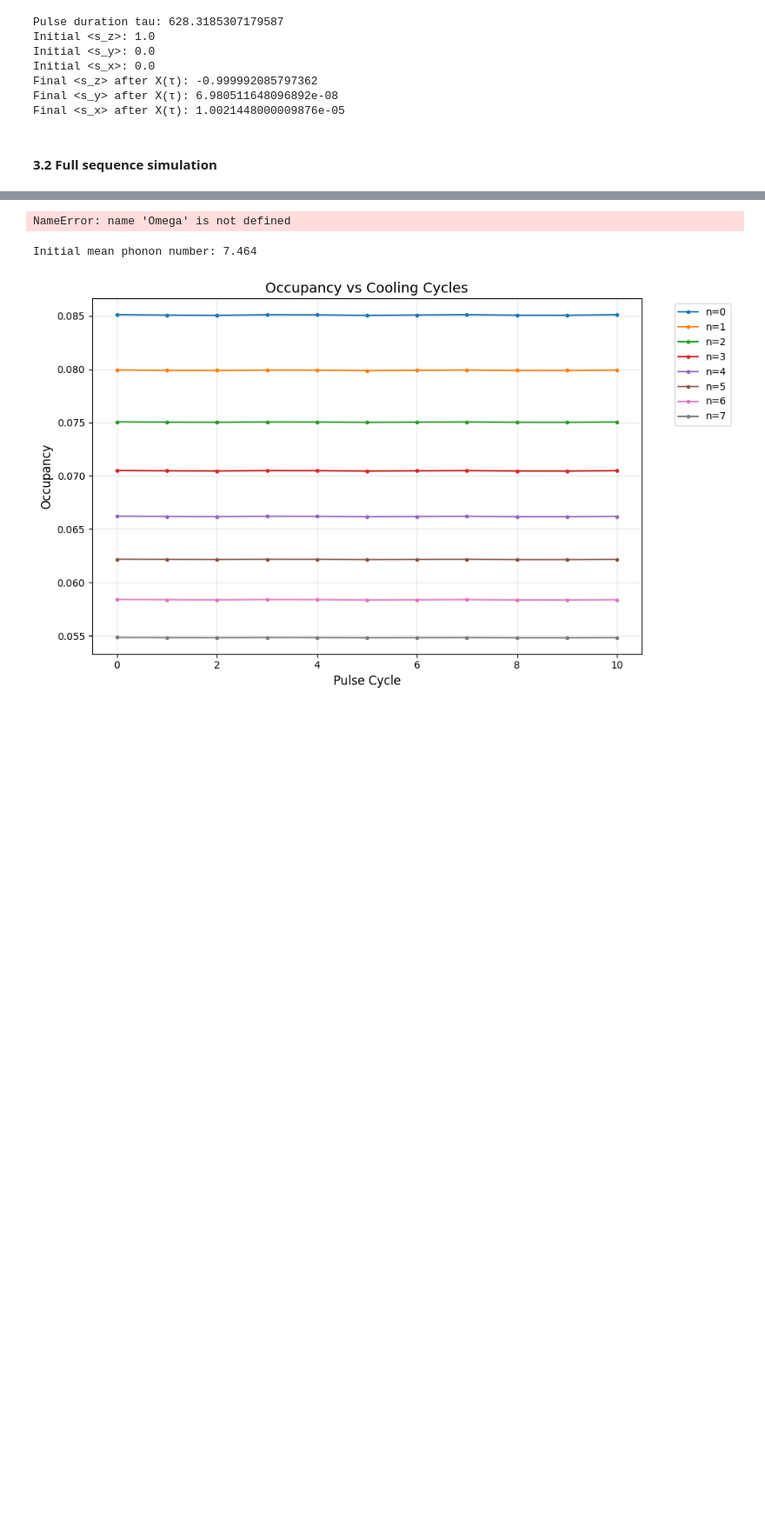
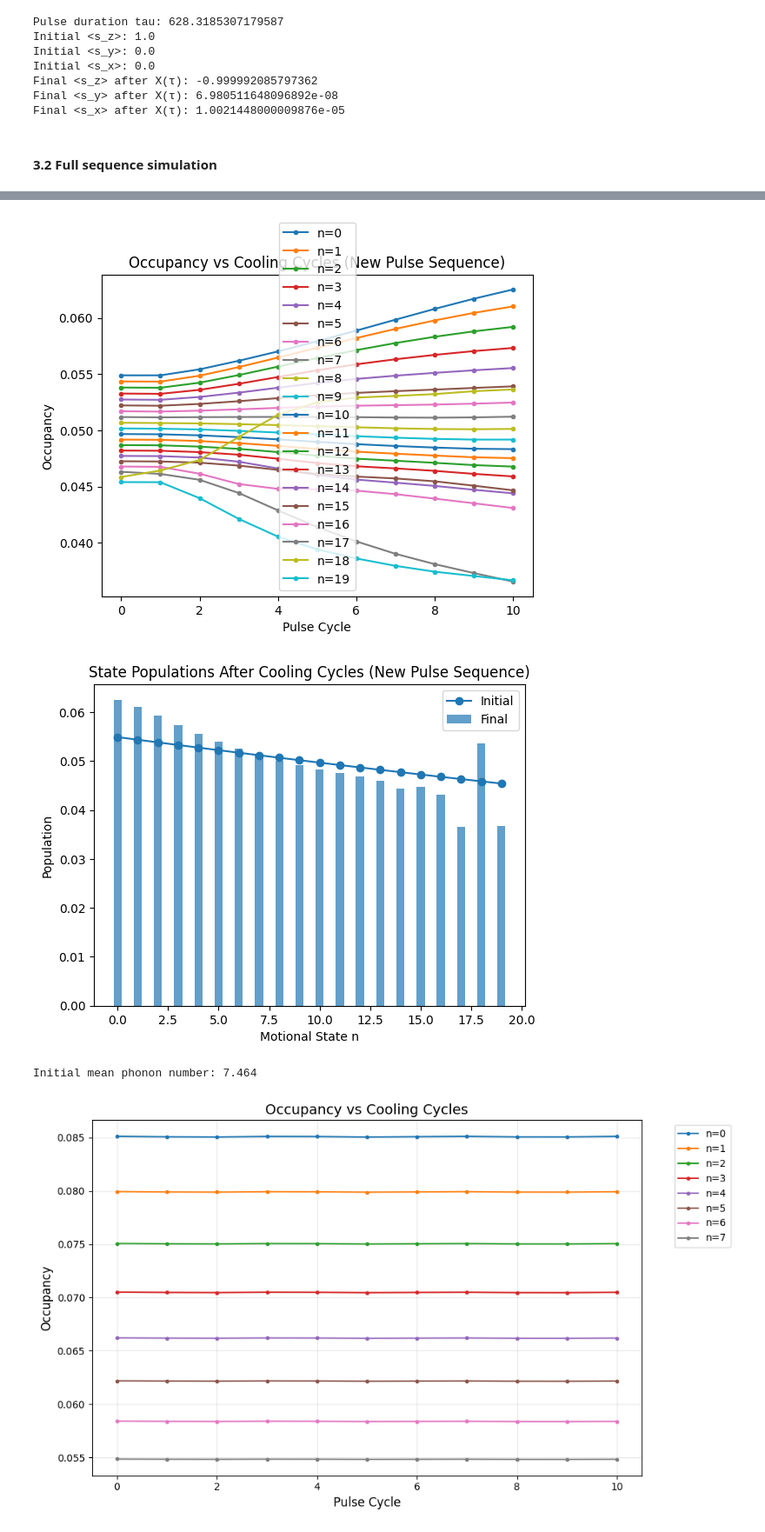
Before and after one commit to GonReina/QLearn, a Jupyter notebook: trapped_ions/Fock_mixtures_sim.ipynb, the cells around one changed output, grey strips where cells are left out. Shown at 87% size. Drawn from its saved outputs; the diff is of its cells as text; code cells hidden in the pictures; blank space fills up the shorter version.

```diff
--- a/trapped_ions/Fock_mixtures_sim.ipynb
+++ b/trapped_ions/Fock_mixtures_sim.ipynb
@@ -792,7 +808,7 @@ import matplotlib.pyplot as plt
 from qutip import *
 
 # Define system parameters
-Delta = 0  # Detuning
+Delta = 1  # Detuning
 RF_strength = 1  # RF dipolar coupling strength
 nu = 1.0     # Motional frequency
 eta = 0.31   # Lamb-Dicke parameter
@@ -805,9 +821,9 @@ tau =  2*np.pi / (eta * Omega * np.sqrt(n0))  # Pulse duration
 # Define operators
 N = 20  # Truncation for the Fock space
 n_trotter = 10
-Omega_fast = 2 * np.pi * 100  # Boosting Omega to approach Strong Coupling [cite: 10]
-dt = 0.05 / (eta * Omega_fast)  # Small time step for Trotter pulses
-Omega_y = 1000  # Rabi frequency for Y pulse
+Omega_T = 2 * np.pi * 10000  # Boosting Omega to approach Strong Coupling [cite: 10]
+omega = nu
+dt = 2*np.pi / (10 * eta * Omega_T * np.sqrt(n0)) / n_trotter
 n_trotter_steps = 180
 
 # QHO operators
@@ -838,27 +854,25 @@ D_op = tensor(qeye(2), displace(N,1j*eta))
 
 """Trotter pulse sequence Hamiltonians"""
 
+# 1) X pulse Hamiltonian
+H_x = nu * a_dag_full * a_full + 0.5 * Omega_T * (s_plus_full * D_op + s_minus_full * D_op.dag())
+L_x = liouvillian(H_x, [])
+prop_x = (L_x * dt).expm()
 
-# 1) X pulse for length Δt = 2 * pi/ (eta*omega_fast)
-H_x = nu*a_dag_full*a_full + 0.5 * Omega_fast * (s_plus_full * D_op + s_minus_full * D_op.dag())
-dt_x = 2 * np.pi / (eta * Omega_fast)
-L_x = liouvillian(H_x, [])
-prop_x = (L_x * dt_x).expm()
+# 3) Y pulse Hamiltonian
+H_y = nu * a_dag_full * a_full + 0.5 * Omega_T * (1j * s_plus_full * D_op - 1j * s_minus_full * D_op.dag())
+L_y = liouvillian(H_y, [])
+prop_y = (L_y * dt).expm()
+# Undo Y(π/2)
+L_y_undo = liouvillian(-H_y, [])
+prop_y_undo = (L_y_undo * dt).expm()
 
-# 2) Y pulse for length Δt = pi/(2*Omega_y)
-H_y = 1j * 0.5 * Omega_y *(s_plus_full * D_op - s_minus_full * D_op.dag())
-y_duration = np.pi / (2 *Omega_y)
-L_y = liouvillian(H_y, [])
-prop_y = (L_y * y_duration).expm()
-# undo y pulse
-L_y_undo = liouvillian(-H_y, [])
-prop_y_undo = (L_y_undo * y_duration).expm()
-
-# 3) Free evolution for length Δt
+# Free evolution Hamiltonian
 H_free = nu * a_dag_full * a_full
 L_free = liouvillian(H_free, [])
 prop_free = (L_free * dt).expm()
 
+prop_trotter = prop_y_undo * prop_free * prop_x * prop_y
 
 # --- Collapse Operators for Dissipation with recoil ---
 cosmax = 100
@@ -882,21 +896,20 @@ L_pumping = liouvillian(H_diss, c_ops)
 t_pump = 2.0 / gamma
 prop_diss = (L_pumping * t_pump).expm()
 
-# Arange sequence
-n_trotter_steps = 180
-prop_trotter = prop_y_undo * prop_x * prop_free * prop_x * prop_y
-
-# Redefine some operators to match previous cell
-H_y = 0.5 * Omega_y *s_y_full
-y_duration = np.pi / (2 *Omega_y)
+# Define pi / 2 Y pulse duration for final step
+H_y = nu * a_dag_full * a_full + 0.5 * omega * (1j * s_plus_full * D_op - 1j * s_minus_full * D_op.dag())
 L_y = liouvillian(H_y, [])
-prop_y = (L_y * y_duration).expm()
+prop_y = (L_y * np.pi/2).expm()
 # Undo Y(π/2)
 L_y_undo = liouvillian(-H_y, [])
-prop_y_undo = (L_y_undo * y_duration).expm()
+prop_y_undo = (L_y_undo * np.pi/2).expm()
+
+# Free evolution Hamiltonian
+H_free = nu * a_dag_full * a_full
+L_free = liouvillian(H_free, [])
+prop_free = (L_free * dt).expm()
 
 prop_cycle = prop_diss * prop_y_undo * (prop_trotter**n_trotter_steps) * prop_y
-
 
 # --- Simulation ---
 num_pulses = 10  # Number of cycles
@@ -922,34 +935,35 @@ current_rho_vec = rho_vec
 for k in range(1, num_pulses + 1):
     rho_current = prop_cycle * rho_current
 
     # Store data
     rho_mat = vector_to_operator(rho_current)
     occupancies_fast[k, :] = rho_mat.ptrace(1).diag().real
 
 
 # Plot the occupancy of all motional states over cycles
 plt.figure()
 for n in range(N):
     plt.plot(times_sim, occupancies_fast[:, n], '.-', label=f'n={n}')
 plt.xlabel('Pulse Cycle')
 plt.ylabel('Occupancy')
 plt.title('Occupancy vs Cooling Cycles (New Pulse Sequence)')
 plt.legend()
 plt.show()
 
 # Bar plot
 p_motional_initial = occupancies_fast[0, :]
 p_motional_final = occupancies_fast[-1, :]
 plt.figure()
 plt.plot(np.arange(N), p_motional_initial, 'o-', label='Initial')
 plt.bar(np.arange(N), p_motional_final, width=0.4, label='Final', alpha=0.7)
 plt.xlabel('Motional State n')
 plt.ylabel('Population')
 plt.title('State Populations After Cooling Cycles (New Pulse Sequence)')
 plt.legend()
 plt.show()
 # %% [output]
-NameError: name 'Omega' is not defined
+[figure, added]
+[figure, added]
 # %%
 import numpy as np
 import matplotlib.pyplot as plt
```
Also changed, not shown: parts of 2 cells of this notebook, 1 other file.
